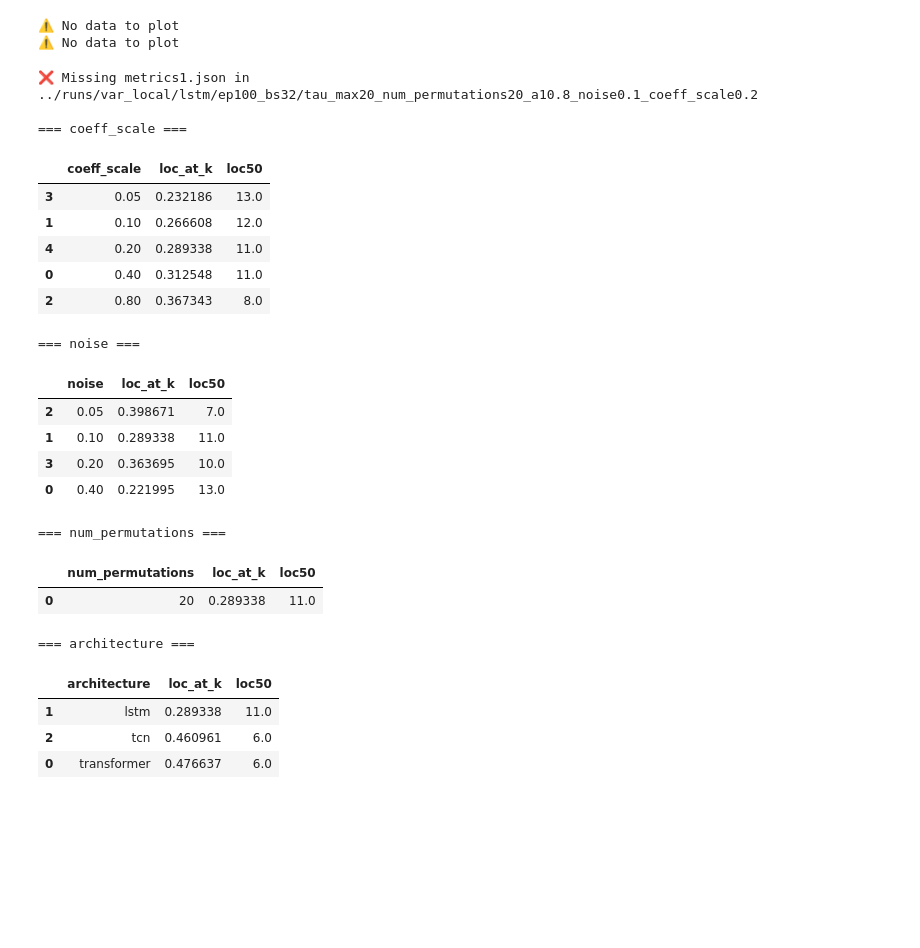
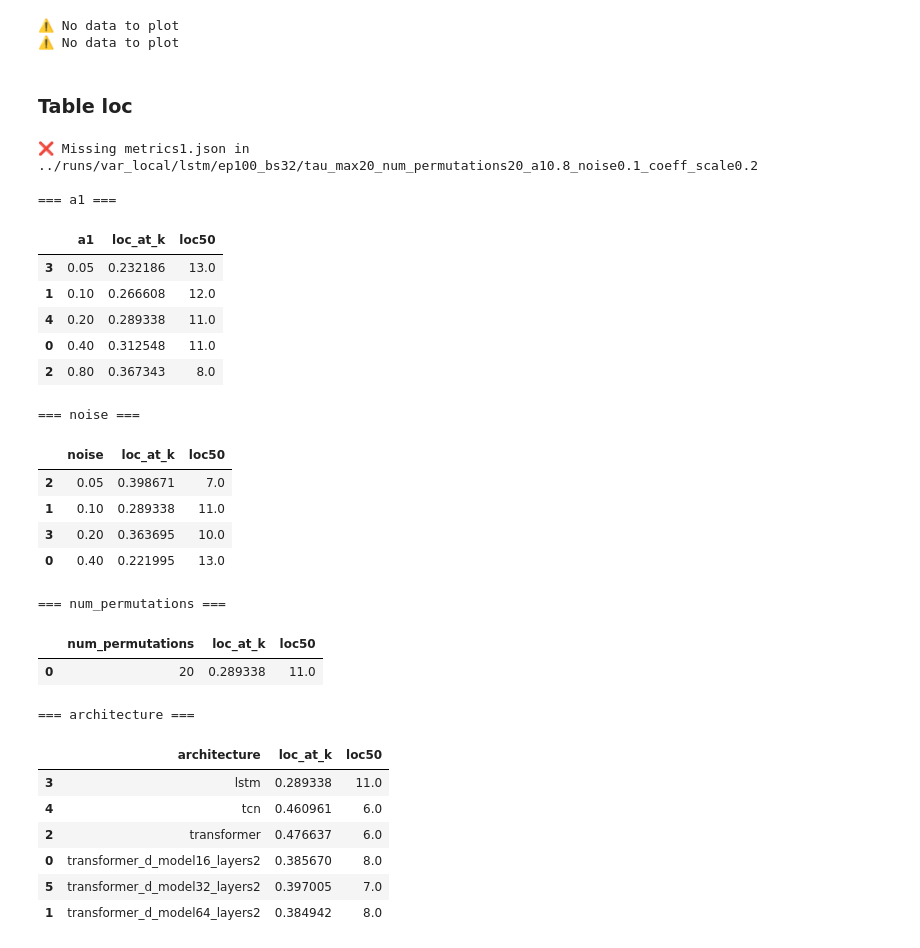
Before and after one commit to visriv/ixai-ts, a Jupyter notebook: scripts/viz.ipynb, the cells around one changed output. Saved outputs shown, nothing was run; the diff lists cells and outputs as text; code cells hidden in the pictures; blank space fills up the shorter version.

```diff
--- a/scripts/viz.ipynb
+++ b/scripts/viz.ipynb
@@ -1,2 +1,7 @@
+# %%
+from pathlib import Path
+
+BASE_DIR = Path("../runs/lorenz")
+TAU_MAX = 25  # adjust if needed
 # %%
 import os, re, pickle
@@ -355,6 +471,8 @@ plot_metric_group(group_by_arch(a1=0.2, noise=0.1, num_permutations=5),
 [figure]
 ⚠️ No data to plot
 ⚠️ No data to plot
+# %% [markdown]
+### Table loc
 # %%
 import pandas as pd
 
@@ -362,6 +480,7 @@ def collect_metrics(group_runs, group_name):
     """
     group_runs: dict[label -> list of run_dirs]
     Returns a DataFrame with columns [label, loc_at_k, loc50]
+
     """
     rows = []
     for label, runs in group_runs.items():
@@ -394,37 +513,42 @@ def print_group_table(group_runs, group_name):
 
 
 # Group by coeff_scale
-print_group_table(group_by_a1("lstm", noise=0.1), "coeff_scale")
+print_group_table(group_by_a1("lstm", noise=0.1), "a1")
+
 
 # Group by noise
 print_group_table(group_by_noise("lstm", a1=0.2), "noise")
 
 # Group by num_permutations
 print_group_table(group_by_permutations("lstm", a1=0.2, noise=0.1), "num_permutations")
 
+
 # Group by architecture
 print_group_table(group_by_arch(a1=0.2, noise=0.1, num_permutations=20), "architecture")
 # %% [output]
 ❌ Missing metrics1.json in ../runs/var_local/lstm/ep100_bs32/tau_max20_num_permutations20_a10.8_noise0.1_coeff_scale0.2
 
-=== coeff_scale ===
+=== a1 ===
-|  | coeff_scale | loc_at_k | loc50 |
+|  | a1 | loc_at_k | loc50 |
 | 3 | 0.05 | 0.232186 | 13.0 |
 | 1 | 0.10 | 0.266608 | 12.0 |
 | 4 | 0.20 | 0.289338 | 11.0 |
 | 0 | 0.40 | 0.312548 | 11.0 |
 | 2 | 0.80 | 0.367343 | 8.0 |
 === noise ===
 |  | noise | loc_at_k | loc50 |
 | 2 | 0.05 | 0.398671 | 7.0 |
 | 1 | 0.10 | 0.289338 | 11.0 |
 | 3 | 0.20 | 0.363695 | 10.0 |
 | 0 | 0.40 | 0.221995 | 13.0 |
 === num_permutations ===
 |  | num_permutations | loc_at_k | loc50 |
 | 0 | 20 | 0.289338 | 11.0 |
 === architecture ===
 |  | architecture | loc_at_k | loc50 |
-| 1 | lstm | 0.289338 | 11.0 |
-| 2 | tcn | 0.460961 | 6.0 |
-| 0 | transformer | 0.476637 | 6.0 |
+| 3 | lstm | 0.289338 | 11.0 |
+| 4 | tcn | 0.460961 | 6.0 |
+| 2 | transformer | 0.476637 | 6.0 |
+| 0 | transformer_d_model16_layers2 | 0.385670 | 8.0 |
+| 5 | transformer_d_model32_layers2 | 0.397005 | 7.0 |
+| 1 | transformer_d_model64_layers2 | 0.384942 | 8.0 |
```
Also changed, not shown: parts of 1 cell of this notebook, 7 other files.
